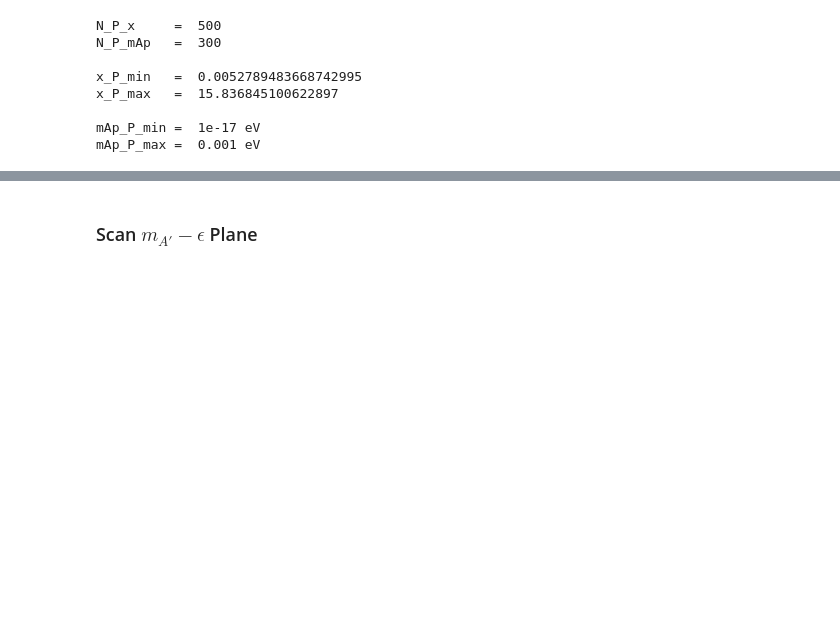
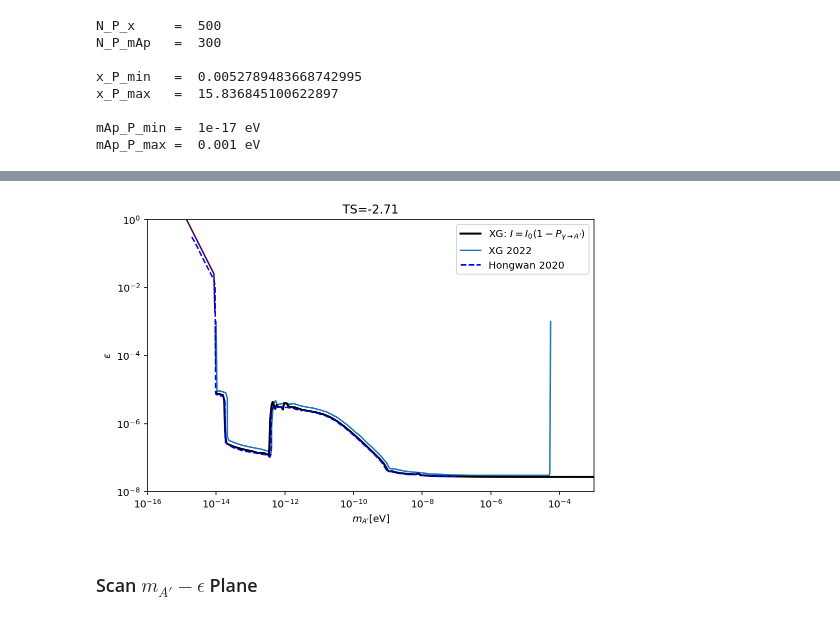
Before and after one commit to GiorgiArsenadze/Shaping-Dark-Photon-Spectral-Distortions, a Jupyter notebook: notebooks/main_calc.ipynb, the cells around one changed output, grey strips where cells are left out. Saved outputs shown, nothing was run; the diff lists cells and outputs as text; code cells hidden in the pictures; blank space fills up the shorter version.

Commit message:
Updating max likelihood nalysis
added freestreaming calculation

```diff
--- a/notebooks/main_calc.ipynb
+++ b/notebooks/main_calc.ipynb
@@ -222,3 +388,67 @@ def chi_sq_minT0_mineps( x_prime_int, m_Aprime ):
+# %%
+#importing files
+file_name = "../data/freestreaming_FIRAS.npz"
+#file_name = "../data/transFIRAS_5p8e4_1p88.npz"
+if file_name is not None:
+    file = np.load(file_name)
+# mAp:   1D array
+mAp_1Dary_import_freestreaming= file['m_Ap_ary']
+# -------------------------------------------------------
+# eps: 1D array
+eps_1Dary_import_freestreaming = file['eps_ary']
+
+# -------------------------------------------------------
+# TS: 2D array
+TS_2Dary_import_freestreaming = file['TS_2Dary']
+# %%
+Xucheng_FIRAS_2Dary    = np.transpose( np.array( pd.read_csv('../data/Xucheng_22_FIRAS.csv') ) )
+Samuel_FIRAS_2Dary     = np.transpose( np.array( pd.read_csv('../data/Samuel_20_FIRAS.csv') ) )
+Hongwan_20_FIRAS_2Dary = np.transpose( np.array( pd.read_csv('../data/Hongwan_20_FIRAS.csv') ) )
+Redondo_09_FIRAS_2Dary = np.transpose( np.array( pd.read_csv('../data/Redondo_09_FIRAS.csv') ) )
+
+
+# Delta 95%CL, From PDG Statistics
+# TS_choose = 5.99
+TS_choose = 2.71
+
+import matplotlib.cm as cm
+
+X_plt, Y_plt     = np.meshgrid( mAp_1Dary_import_freestreaming, eps_1Dary_import_freestreaming )
+Z_plt_M          = np.log10( TS_2Dary_import_freestreaming )
+
+set_matplotlib_formats('retina')
+plt.figure(figsize=(8,5))
+
+
+plt.xscale('log')
+plt.yscale('log')
+
+CS_M  = plt.contour(X_plt, Y_plt, Z_plt_M,  levels = [ np.log10(TS_choose) ])
+
+
+Xucheng_Greens_M  = np.transpose(CS_M.collections[0].get_paths()[0].vertices )
+
+plt.plot( Xucheng_Greens_M[0]         , Xucheng_Greens_M[1], label = r'XG: $I=I_0 (1-P_{\gamma \rightarrow A^\prime})$', color='black',linewidth=2.0, zorder=5)
+plt.plot( Xucheng_FIRAS_2Dary[0]      , Xucheng_FIRAS_2Dary[1], label = r'XG 2022')
+plt.plot( Hongwan_20_FIRAS_2Dary[0]   , Hongwan_20_FIRAS_2Dary[1], label = r'Hongwan 2020', color = 'blue',linestyle = 'dashed', zorder=10)
+# plt.plot( Redondo_09_FIRAS_2Dary[0] , Redondo_09_FIRAS_2Dary[1], label = r'Redondo 2009', color = 'red')
+
+# plt.plot( Samuel_FIRAS_2Dary[0]     , Samuel_FIRAS_2Dary[1], label = r'Samuel 2020', color = 'orange')
+
+
+plt.title(r'TS=-2.71')
+
+plt.ylim(1e-8, 1)
+
+plt.xlabel(r'$m_{A^\prime}$[eV]')
+plt.ylabel(r'$\epsilon$')
+
+plt.legend()
+# plt.show()
+
+plt.savefig('../plots/FIRAS_Bound_freestreaming.pdf')
+# %% [output]
+[figure, added]
 # %% [markdown]
 ### Scan $m_{A'}-\epsilon$ Plane
 # %%
```
Also changed, not shown: parts of 8 cells of this notebook, 3 other files.
